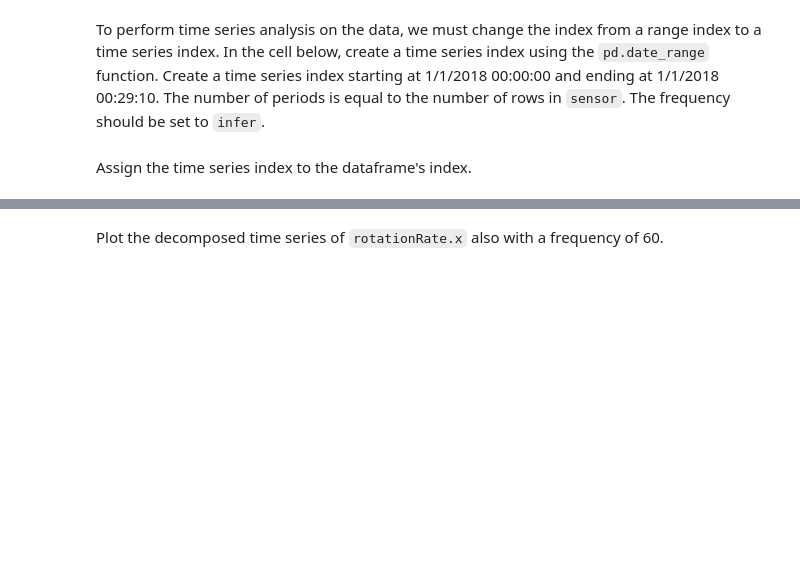
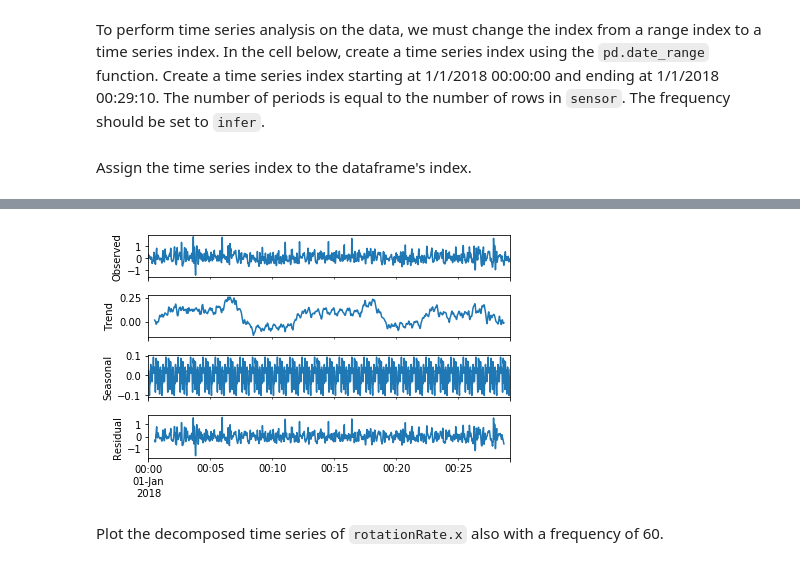
Before and after one commit to alonsopdani/datamad0419, a Jupyter notebook: module-2/lab-time-series/your-code/main.ipynb, the cells around one changed output, grey strips where cells are left out. Saved outputs shown, nothing was run; the diff lists cells and outputs as text; code cells hidden in the pictures; blank space fills up the shorter version.

```diff
--- a/module-2/lab-time-series/your-code/main.ipynb
+++ b/module-2/lab-time-series/your-code/main.ipynb
@@ -35,4 +64,11 @@ To perform time series analysis on the data, we must change the index from a ran
+# %%
+# Your code here:
+time_index = pd.date_range(start="1/1/2018 00:00:00",
+                            end="1/1/2018 00:29:10",
+                            periods=len(sensor))
 # %% [markdown]
 Assign the time series index to the dataframe's index.
 # %%
 # Your code here:
+sensor.index = time_index
+sensor.head()
@@ -45,3 +86,9 @@ Our next step is to decompose the time series and evaluate the patterns in the d
+# %%
+# Your code here:
+descomp = sm.tsa.seasonal_decompose(sensor["userAcceleration.x"], freq = 60)
+descomp_plot = descomp.plot()
+# %% [output]
+[figure, added]
 # %% [markdown]
 Plot the decomposed time series of `rotationRate.x` also with a frequency of 60.
 # %% [markdown]
```
Also changed, not shown: parts of 20 cells of this notebook.
